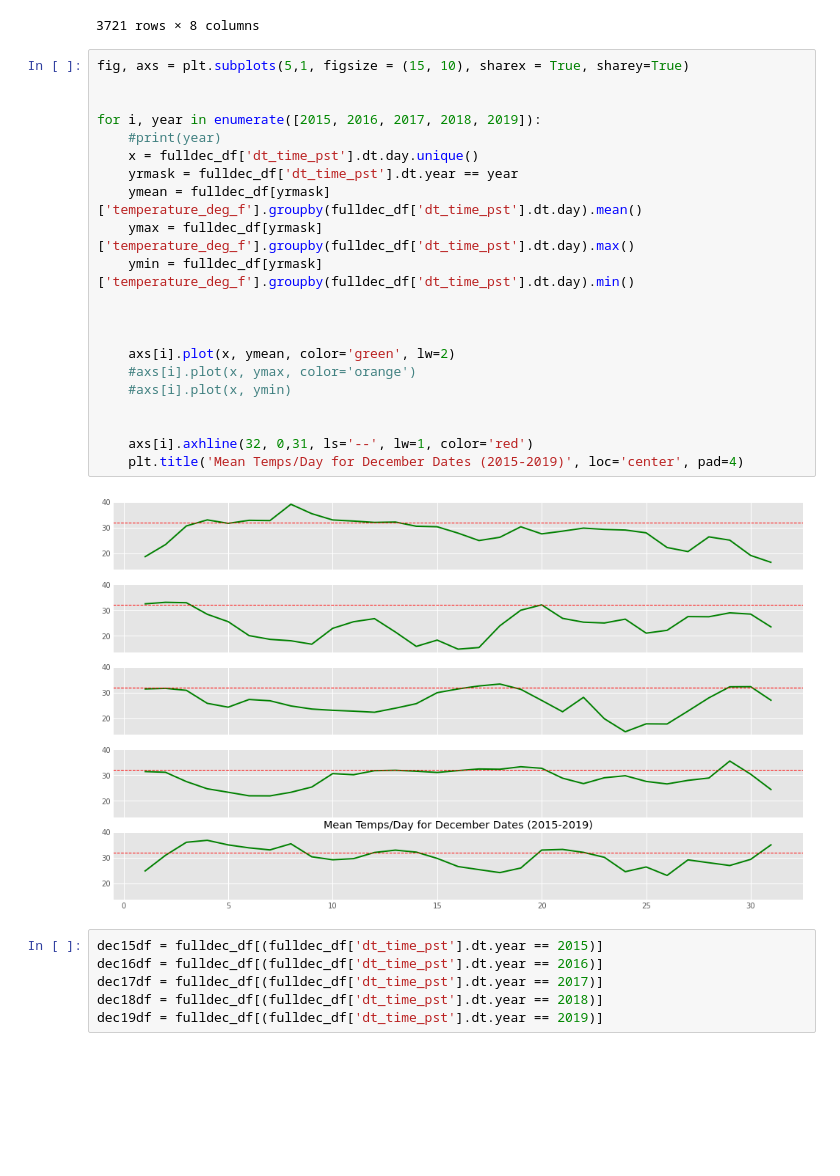
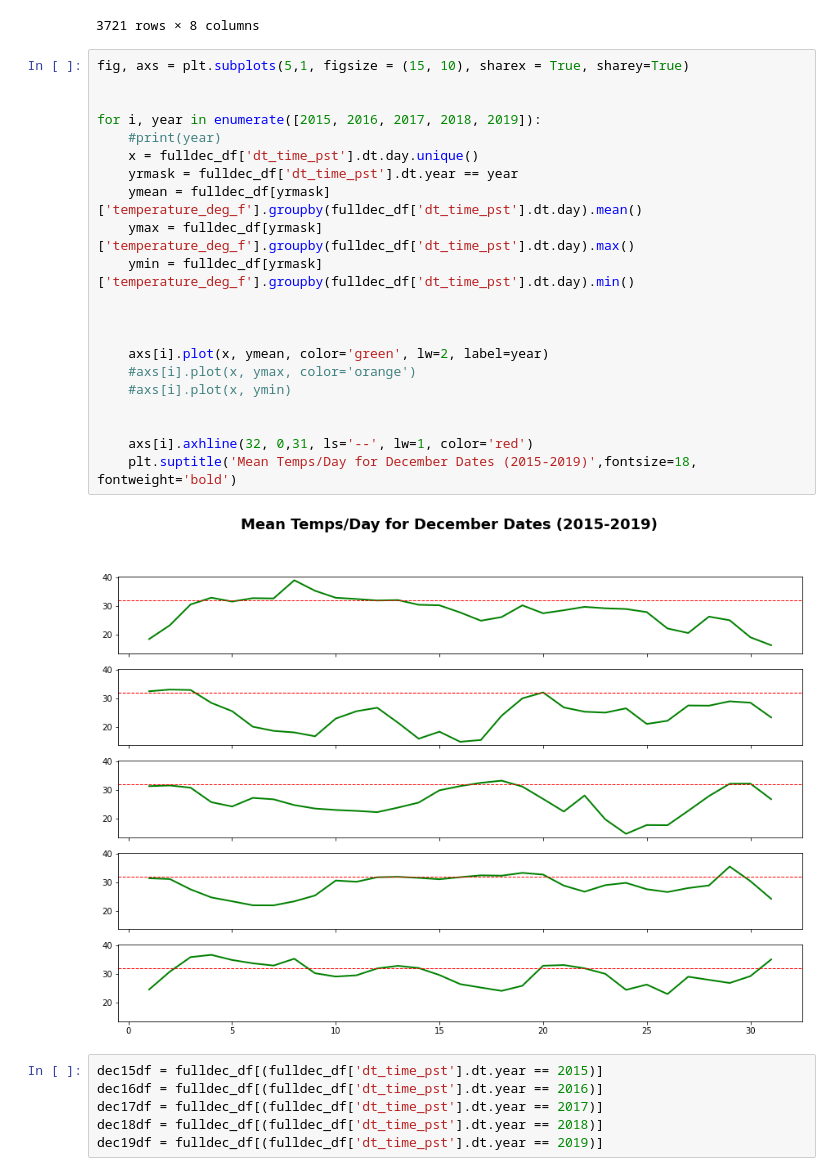
Before and after one commit to mryman/December-Ski-Conditions, a Jupyter notebook: NWAC_data.ipynb, the cells around one changed output. Saved outputs shown, nothing was run; the diff lists cells and outputs as text; blank space fills up the shorter version.

```diff
--- a/NWAC_data.ipynb
+++ b/NWAC_data.ipynb
@@ -152,26 +152,26 @@ fulldec_SR_df
 # %%
 fig, axs = plt.subplots(5,1, figsize = (15, 10), sharex = True, sharey=True)
 
 
 for i, year in enumerate([2015, 2016, 2017, 2018, 2019]):
     #print(year)
     x = fulldec_df['dt_time_pst'].dt.day.unique()
     yrmask = fulldec_df['dt_time_pst'].dt.year == year
     ymean = fulldec_df[yrmask]['temperature_deg_f'].groupby(fulldec_df['dt_time_pst'].dt.day).mean()
     ymax = fulldec_df[yrmask]['temperature_deg_f'].groupby(fulldec_df['dt_time_pst'].dt.day).max()
     ymin = fulldec_df[yrmask]['temperature_deg_f'].groupby(fulldec_df['dt_time_pst'].dt.day).min()
 
 
 
-    axs[i].plot(x, ymean, color='green', lw=2)
+    axs[i].plot(x, ymean, color='green', lw=2, label=year)
     #axs[i].plot(x, ymax, color='orange')
     #axs[i].plot(x, ymin)
 
 
     axs[i].axhline(32, 0,31, ls='--', lw=1, color='red')
-    plt.title('Mean Temps/Day for December Dates (2015-2019)', loc='center', pad=4)
+    plt.suptitle('Mean Temps/Day for December Dates (2015-2019)',fontsize=18, fontweight='bold')
 # %% [output]
-[figure, old version]
+[figure, new version]
 # %%
 dec15df = fulldec_df[(fulldec_df['dt_time_pst'].dt.year == 2015)]
 dec16df = fulldec_df[(fulldec_df['dt_time_pst'].dt.year == 2016)]
```
Also changed, not shown: parts of 6 cells of this notebook, 1 other file.
